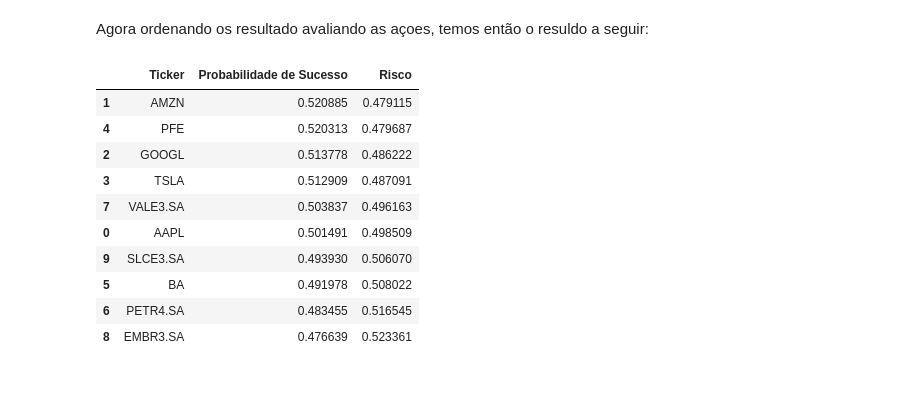
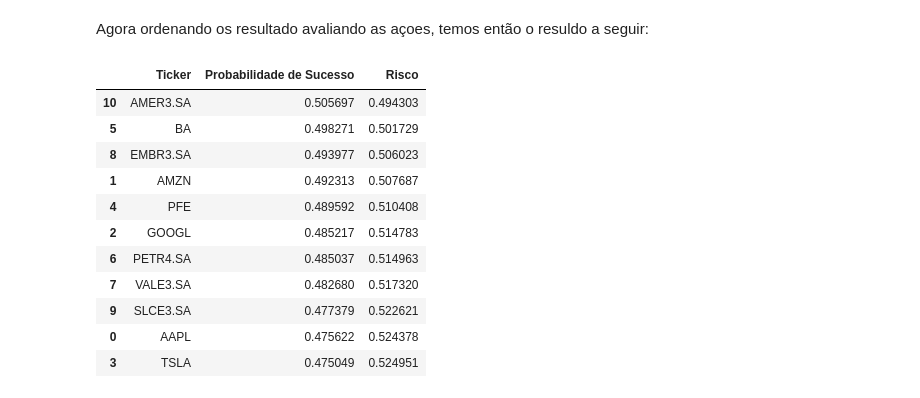
Before and after one commit to jvataidee/PesquisaOperacional, a Jupyter notebook: maxloglihood_portfolio.ipynb, the cells around one changed output. Drawn from its saved outputs; the diff is of its cells as text; code cells hidden in the pictures.

```diff
--- a/maxloglihood_portfolio.ipynb
+++ b/maxloglihood_portfolio.ipynb
@@ -35,9 +37,9 @@ from scipy.stats import norm
 * SLCE3.SA - SLC Agrícola S.A. - Empresa agrícola brasileira, focada na produção de commodities agrícolas, como algodão, soja e milho.
 # %%
 tickers = ['AAPL', 'AMZN', 'GOOGL', 'TSLA', 'PFE', 'BA', 'PETR4.SA', 'VALE3.SA',
-           'EMBR3.SA', 'SLCE3.SA']
+           'EMBR3.SA', 'SLCE3.SA', 'AMER3.SA']
 end_date = pd.Timestamp.now()
-start_date = end_date - pd.DateOffset(years=1)
+start_date = end_date - pd.DateOffset(years=5)
 data = yf.download(tickers, start=start_date, end=end_date)['Adj Close']
 data.head()
 # %% [output]
@@ -60,7 +62,8 @@ ticker_colors = {
     'PETR4.SA': '#8B0000', # Petrobras logo color (dark red)
     'VALE3.SA': '#32CD32', # Vale logo color (lime green)
     'EMBR3.SA': '#9400D3', # Embraer logo color (dark violet)
-    'SLCE3.SA': '#228B22'  # SLC Agrícola logo color (forest green)
+    'SLCE3.SA': '#228B22',  # SLC Agrícola logo color (forest green)
+    'AMER3.SA': '#E41B17'  # Lojas Americanas logo color (red)
 }
 # %%
 fig, ax = plt.subplots(figsize=(15, 8))
@@ -137,37 +140,35 @@ for i, ticker in enumerate(tickers):
 # %% [markdown]
 Agora ordenando os resultado avaliando as açoes, temos então o resuldo a seguir:
 # %%
-def risk_color_style(row):
-    risk_colors = []
-    for i, value in enumerate(row):
-        if i == 2:  # Índice da coluna 'Risco'
-            if row.name < 5:  # Os 5 primeiros itens
-                risk_colors.append('background-color: green')
-            else:
-                risk_colors.append('background-color: red')
+def color_risk(row):
+    colors = []
+    for val in row:
+        if row.name < 5:  # Os primeiros 5 itens têm índices de 0 a 4
+            colors.append('background-color: green')
         else:
-            risk_colors.append('')
-    return risk_colors
+            colors.append('background-color: red')
+    return colors
 # %%
 # Criar um DataFrame com os resultados
 df_results = pd.DataFrame(results, columns=['Ticker', 'Probabilidade de Sucesso', 'Risco'])
 
 # Ordenar os resultados com base na maior probabilidade de sucesso
-df_results.sort_values(by='Risco', ascending=True, inplace=True)
+df_results.sort_values(by='Probabilidade de Sucesso', ascending=False, inplace=True)
 
 # Exibir o DataFrame
-df_results_styled = df_results.style.apply(risk_color_style, axis=1)
+df_results_styled = df_results.style.apply(color_risk, axis=1)
 
 df_results_styled
 # %% [output]
 |  | Ticker | Probabilidade de Sucesso | Risco |
-| 1 | AMZN | 0.520885 | 0.479115 |
-| 4 | PFE | 0.520313 | 0.479687 |
-| 2 | GOOGL | 0.513778 | 0.486222 |
-| 3 | TSLA | 0.512909 | 0.487091 |
-| 7 | VALE3.SA | 0.503837 | 0.496163 |
-| 0 | AAPL | 0.501491 | 0.498509 |
-| 9 | SLCE3.SA | 0.493930 | 0.506070 |
-| 5 | BA | 0.491978 | 0.508022 |
-| 6 | PETR4.SA | 0.483455 | 0.516545 |
-| 8 | EMBR3.SA | 0.476639 | 0.523361 |
+| 10 | AMER3.SA | 0.505697 | 0.494303 |
+| 5 | BA | 0.498271 | 0.501729 |
+| 8 | EMBR3.SA | 0.493977 | 0.506023 |
+| 1 | AMZN | 0.492313 | 0.507687 |
+| 4 | PFE | 0.489592 | 0.510408 |
+| 2 | GOOGL | 0.485217 | 0.514783 |
+| 6 | PETR4.SA | 0.485037 | 0.514963 |
+| 7 | VALE3.SA | 0.482680 | 0.517320 |
+| 9 | SLCE3.SA | 0.477379 | 0.522621 |
+| 0 | AAPL | 0.475622 | 0.524378 |
+| 3 | TSLA | 0.475049 | 0.524951 |
```
Also changed, not shown: parts of 7 cells of this notebook.
